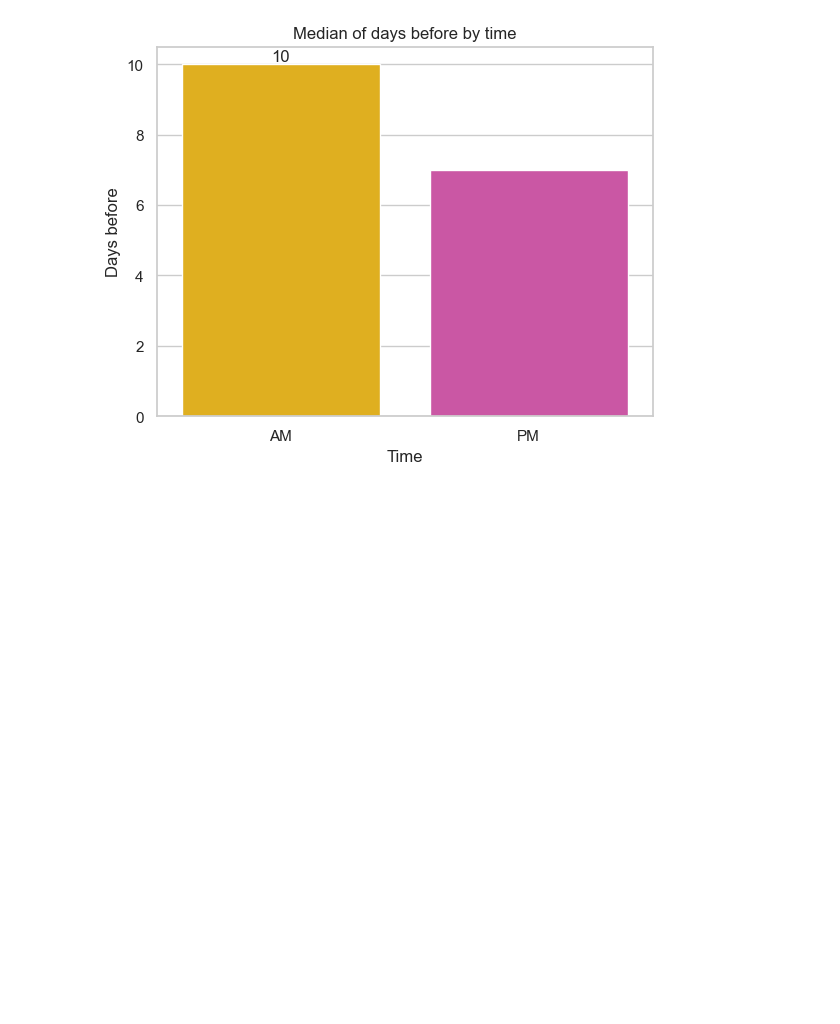
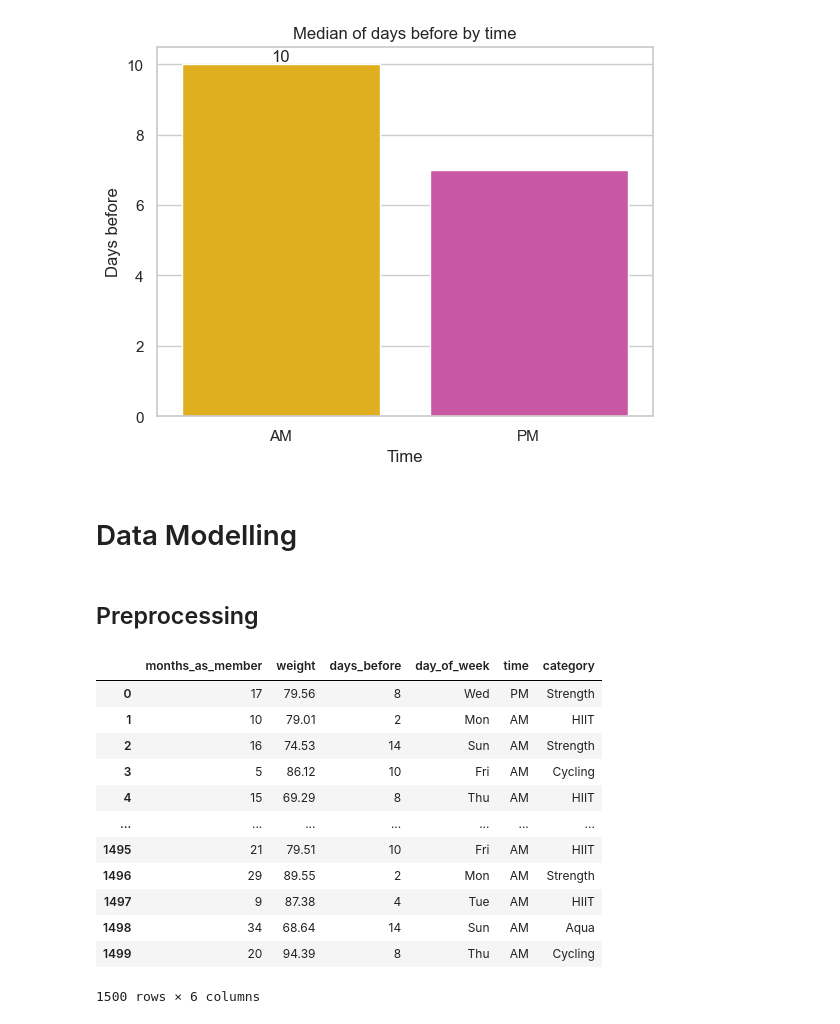
Before and after one commit to alejandro77palacios/fitness, a Jupyter notebook: analysis.ipynb, the cells around one changed output. Saved outputs shown, nothing was run; the diff lists cells and outputs as text; code cells hidden in the pictures; blank space fills up the shorter version.

```diff
--- a/analysis.ipynb
+++ b/analysis.ipynb
@@ -430,3 +430,7 @@ plot_before_time.set(xlabel=plot_name['time'],
  Text(0, 0.5, 'Days before'),
  Text(0.5, 1.0, 'Median of days before by time')]
 [figure]
+# %% [markdown]
+# Data Modelling
+# %% [markdown]
+## Preprocessing
@@ -432,0 +439,17 @@ plot_before_time.set(xlabel=plot_name['time'],
+# %%
+features = fitness.drop(columns=['booking_id', 'attended'])
+features
+# %% [output]
+|  | months_as_member | weight | days_before | day_of_week | time | category |
+| 0 | 17 | 79.56 | 8 | Wed | PM | Strength |
+| 1 | 10 | 79.01 | 2 | Mon | AM | HIIT |
+| 2 | 16 | 74.53 | 14 | Sun | AM | Strength |
+| 3 | 5 | 86.12 | 10 | Fri | AM | Cycling |
+| 4 | 15 | 69.29 | 8 | Thu | AM | HIIT |
+| ... | ... | ... | ... | ... | ... | ... |
+| 1495 | 21 | 79.51 | 10 | Fri | AM | HIIT |
+| 1496 | 29 | 89.55 | 2 | Mon | AM | Strength |
+| 1497 | 9 | 87.38 | 4 | Tue | AM | HIIT |
+| 1498 | 34 | 68.64 | 14 | Sun | AM | Aqua |
+| 1499 | 20 | 94.39 | 8 | Thu | AM | Cycling |
+1500 rows × 6 columns
```
Also changed, not shown: parts of 11 cells of this notebook.
